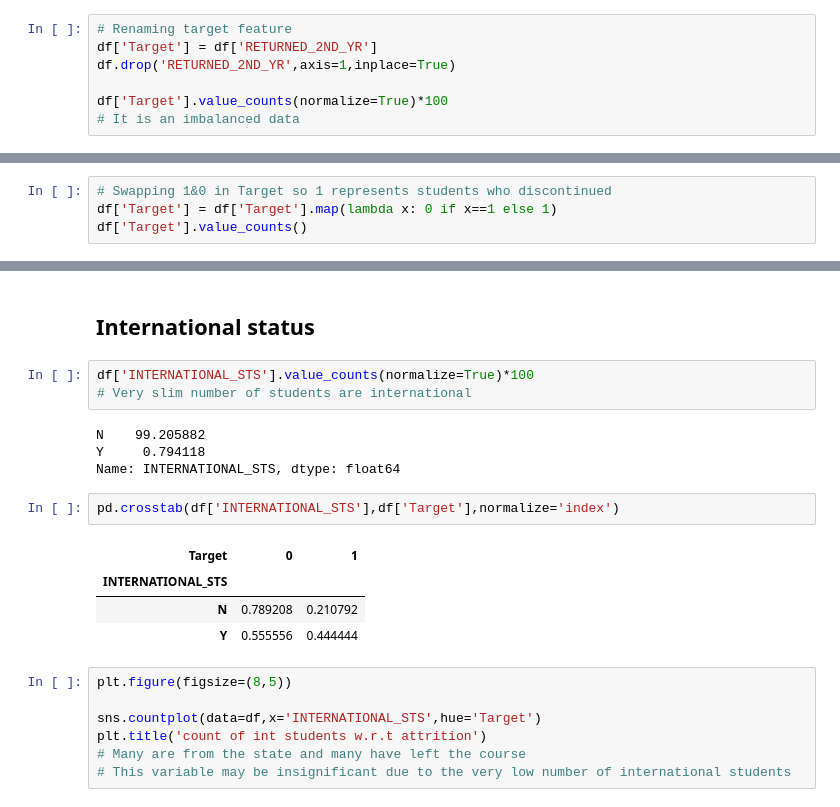
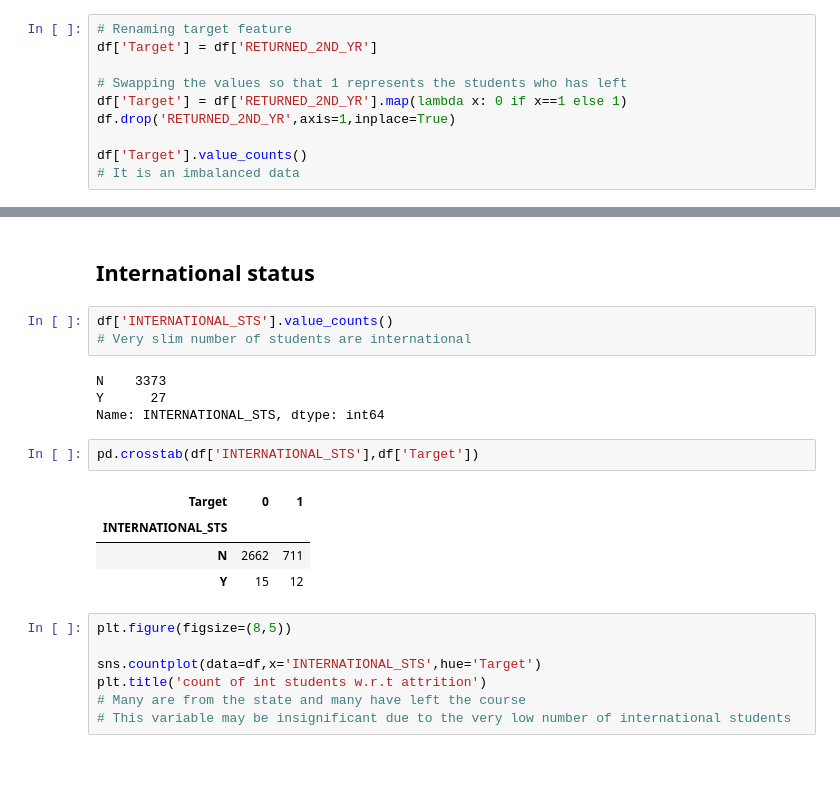
Before and after one commit to Jobin-Nelson/Student_attrition, a Jupyter notebook: src/Student_attrition.ipynb, the cells around one changed output, grey strips where cells are left out. Drawn from its saved outputs; the diff is of its cells as text; blank space fills up the shorter version.

```diff
--- a/src/Student_attrition.ipynb
+++ b/src/Student_attrition.ipynb
@@ -110,8 +98,11 @@ Name: RETURNED_2ND_YR, dtype: int64
 # %%
 # Renaming target feature
 df['Target'] = df['RETURNED_2ND_YR']
+
+# Swapping the values so that 1 represents the students who has left
+df['Target'] = df['RETURNED_2ND_YR'].map(lambda x: 0 if x==1 else 1)
 df.drop('RETURNED_2ND_YR',axis=1,inplace=True)
 
-df['Target'].value_counts(normalize=True)*100
+df['Target'].value_counts()
 # It is an imbalanced data
 # %% [output]
@@ -121,4 +111,0 @@ Name: Target, dtype: float64
-# %%
-# Swapping 1&0 in Target so 1 represents students who discontinued
-df['Target'] = df['Target'].map(lambda x: 0 if x==1 else 1)
-df['Target'].value_counts()
@@ -284,19 +383,19 @@ pd.crosstab(df['IN_STATE_FLAG'],df['Target'],normalize='index')
 # %% [markdown]
 ## International status
 # %%
-df['INTERNATIONAL_STS'].value_counts(normalize=True)*100
+df['INTERNATIONAL_STS'].value_counts()
 # Very slim number of students are international
 # %% [output]
-N    99.205882
-Y     0.794118
-Name: INTERNATIONAL_STS, dtype: float64
+N    3373
+Y      27
+Name: INTERNATIONAL_STS, dtype: int64
 # %%
-pd.crosstab(df['INTERNATIONAL_STS'],df['Target'],normalize='index')
+pd.crosstab(df['INTERNATIONAL_STS'],df['Target'])
 # %% [output]
 | Target | 0 | 1 |
 | INTERNATIONAL_STS |  |  |
-| N | 0.789208 | 0.210792 |
-| Y | 0.555556 | 0.444444 |
+| N | 2662 | 711 |
+| Y | 15 | 12 |
 # %%
 plt.figure(figsize=(8,5))
 
```
Also changed, not shown: parts of 86 cells of this notebook, 1 other file.
